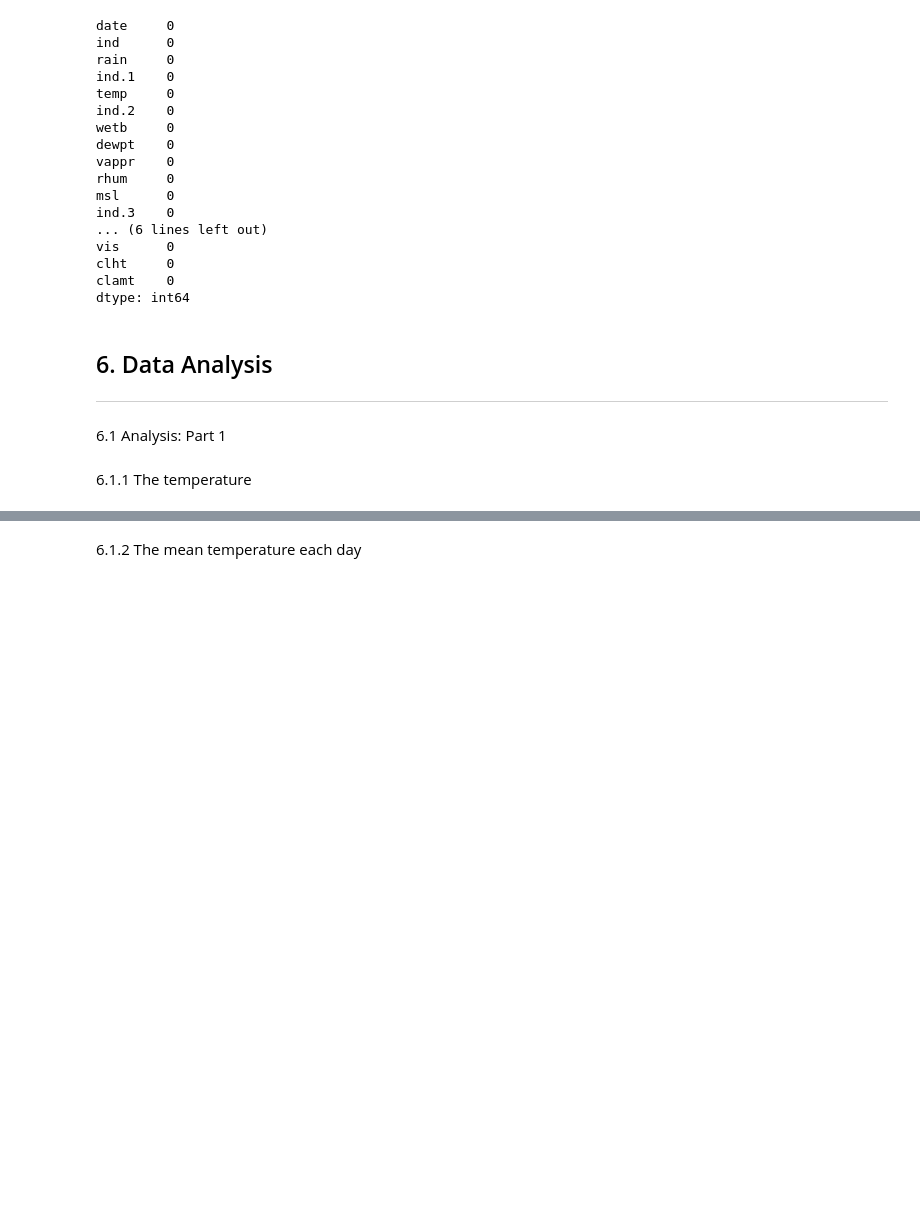
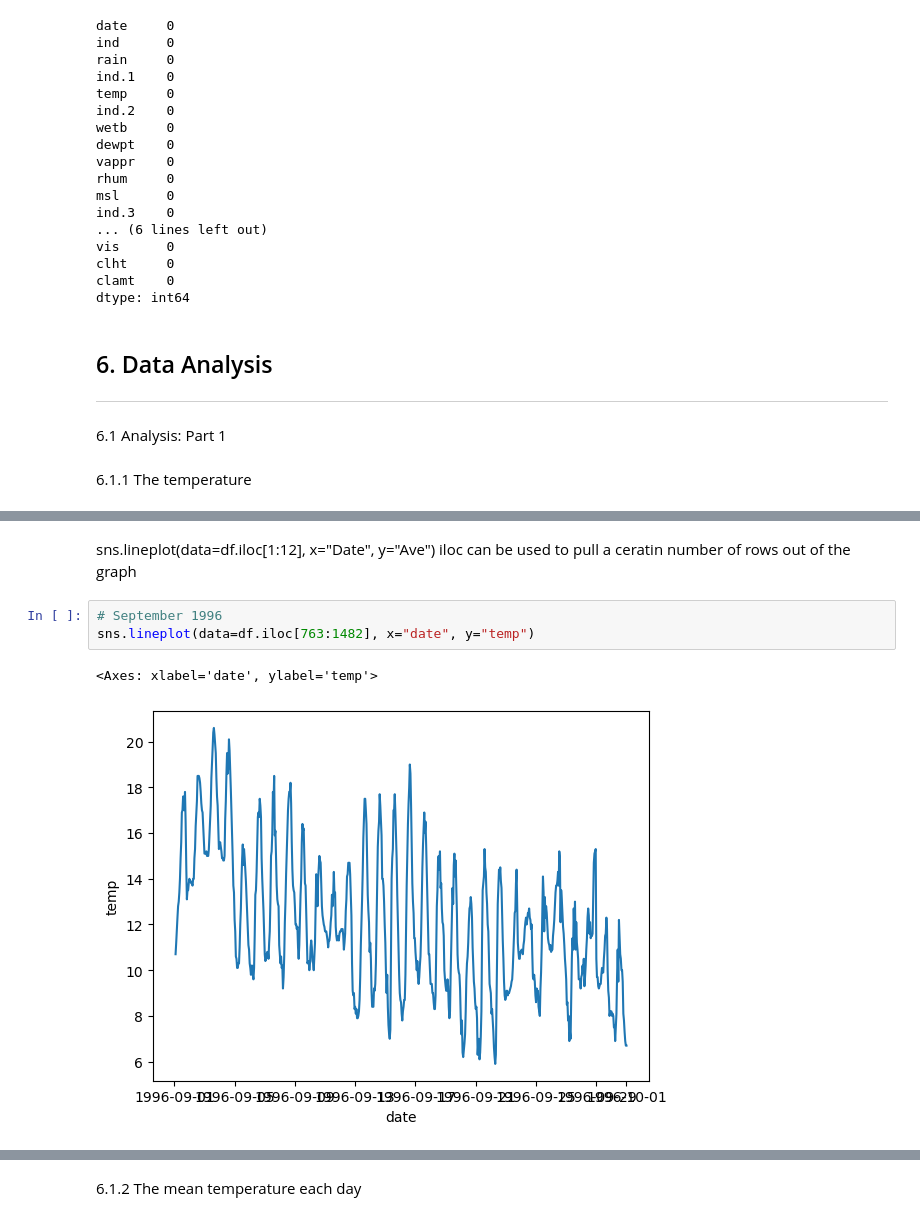
Before and after one commit to SBCURLEY/PFDA-assignments, a Jupyter notebook: assignment_6_Weather.ipynb, the cells around one changed output, grey strips where cells are left out. Cells and saved outputs as stored; diff of their text form; blank space fills up the shorter version.

```diff
--- a/assignment_6_Weather.ipynb
+++ b/assignment_6_Weather.ipynb
@@ -202,0 +240,9 @@ sns.lineplot(data=df.loc[dateFrom:dateTo], x="date", y="temp")
+# %% [markdown]
+sns.lineplot(data=df.iloc[1:12], x="Date", y="Ave")
+iloc can be used to pull a ceratin number of rows out of the graph
+# %%
+# September 1996
+sns.lineplot(data=df.iloc[763:1482], x="date", y="temp")
+# %% [output]
+<Axes: xlabel='date', ylabel='temp'>
+[figure, added]
```
Also changed, not shown: parts of 20 cells of this notebook.
